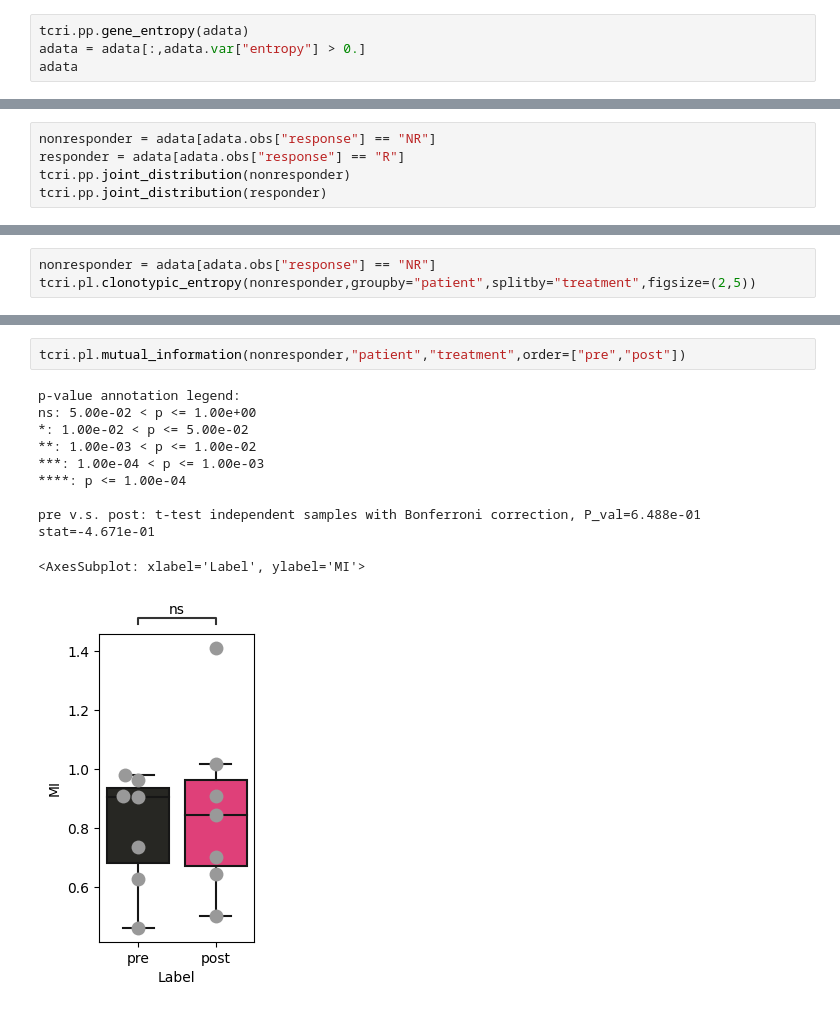
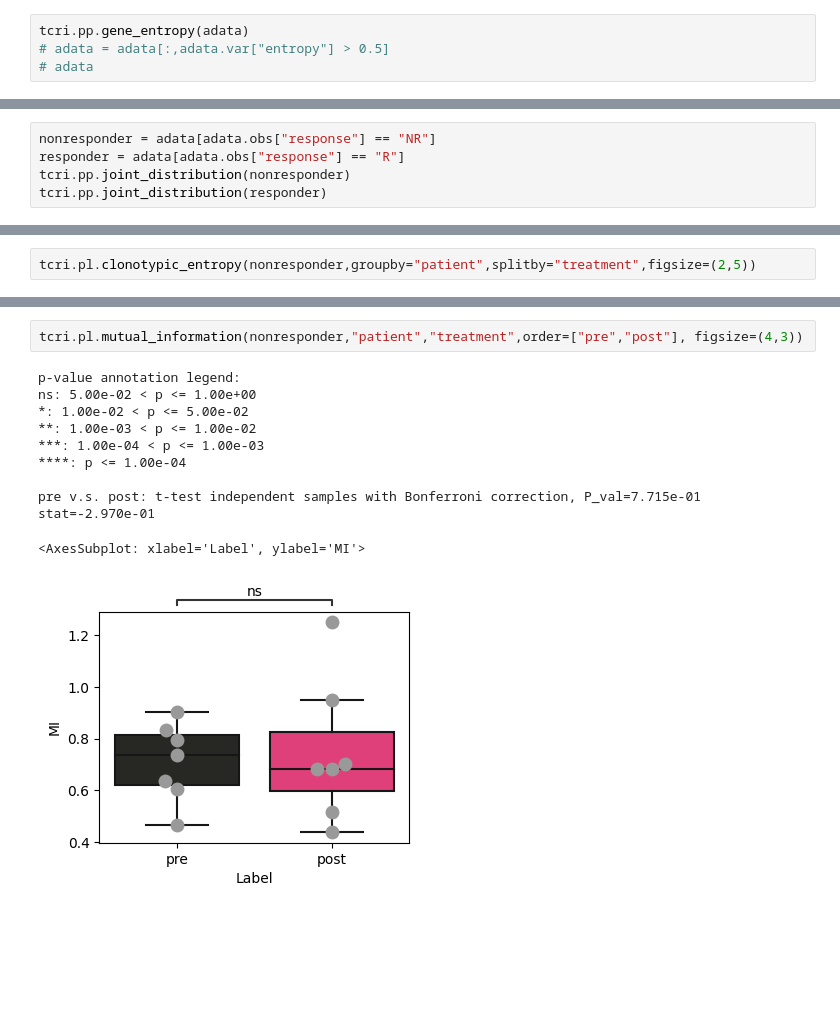
Before and after one commit to nceglia/tcri, a Jupyter notebook: example/example.ipynb, the cells around one changed output, grey strips where cells are left out. Drawn from its saved outputs; the diff is of its cells as text; blank space fills up the shorter version.

```diff
--- a/example/example.ipynb
+++ b/example/example.ipynb
@@ -46,7 +44,7 @@ sc.pp.log1p(adata)
 # %%
 tcri.pp.gene_entropy(adata)
-adata = adata[:,adata.var["entropy"] > 0.]
-adata
+# adata = adata[:,adata.var["entropy"] > 0.5]
+# adata
 # %%
 tcri.pp.joint_distribution(adata)
 # %%
@@ -208,5 +232,4 @@ post v.s. pre: Mann-Whitney-Wilcoxon test two-sided with Bonferroni correction,
 # %%
-nonresponder = adata[adata.obs["response"] == "NR"]
 tcri.pl.clonotypic_entropy(nonresponder,groupby="patient",splitby="treatment",figsize=(2,5))
 # %% [output]
 No artists with labels found to put in legend.  Note that artists whose label start with an underscore are ignored when legend() is called with no argument.
@@ -289,13 +312,13 @@ post v.s. pre: t-test independent samples with Bonferroni correction, P_val=3.19
 # %%
-tcri.pl.mutual_information(nonresponder,"patient","treatment",order=["pre","post"])
+tcri.pl.mutual_information(nonresponder,"patient","treatment",order=["pre","post"], figsize=(4,3))
 # %% [output]
 p-value annotation legend:
 ns: 5.00e-02 < p <= 1.00e+00
 *: 1.00e-02 < p <= 5.00e-02
 **: 1.00e-03 < p <= 1.00e-02
 ***: 1.00e-04 < p <= 1.00e-03
 ****: p <= 1.00e-04
 
-pre v.s. post: t-test independent samples with Bonferroni correction, P_val=6.488e-01 stat=-4.671e-01
+pre v.s. post: t-test independent samples with Bonferroni correction, P_val=7.715e-01 stat=-2.970e-01
 <AxesSubplot: xlabel='Label', ylabel='MI'>
-[figure, old version]
+[figure, new version]
```
Also changed, not shown: parts of 20 cells of this notebook.
